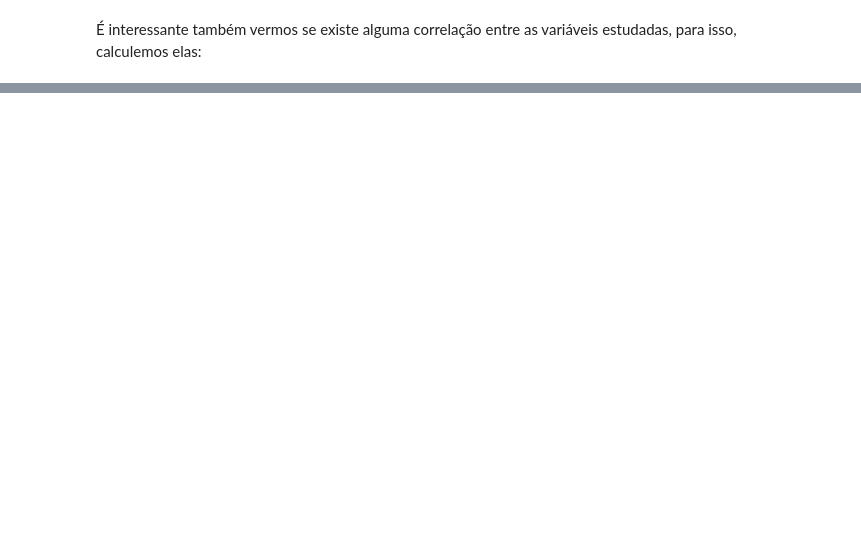
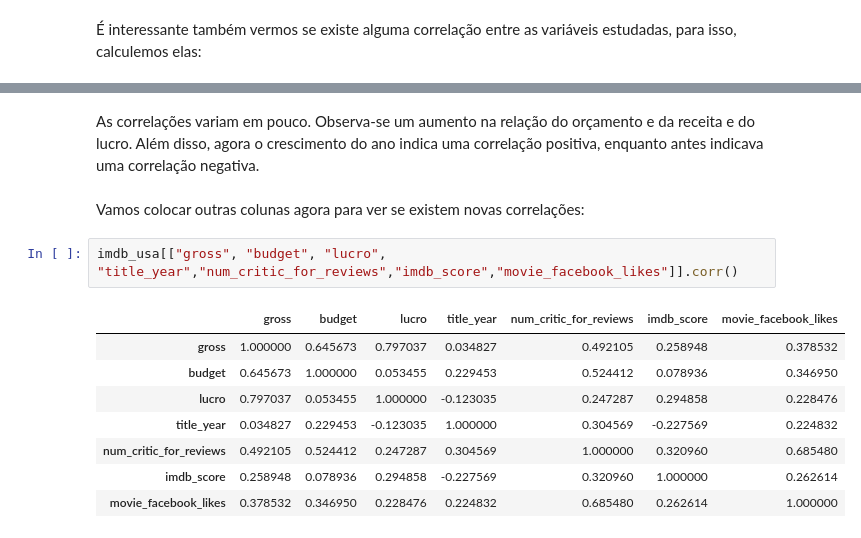
Before and after one commit to LuisFelipeOrtolan/QuarentenaDados-Alura, a Jupyter notebook: Aula03.ipynb, the cells around one changed output, grey strips where cells are left out. Saved outputs shown, nothing was run; the diff lists cells and outputs as text; blank space fills up the shorter version.

```diff
--- a/Aula03.ipynb
+++ b/Aula03.ipynb
@@ -138,0 +169,15 @@ imdb_usa[["gross", "budget", "lucro", "title_year"]].corr()
+# %% [markdown]
+As correlações variam em pouco. Observa-se um aumento na relação do orçamento e da receita e do lucro. Além disso, agora o crescimento do ano indica uma correlação positiva, enquanto antes indicava uma correlação negativa.
+# %% [markdown]
+Vamos colocar outras colunas agora para ver se existem novas correlações:
+# %%
+imdb_usa[["gross", "budget", "lucro", "title_year","num_critic_for_reviews","imdb_score","movie_facebook_likes"]].corr()
+# %% [output]
+|  | gross | budget | lucro | title_year | num_critic_for_reviews | imdb_score | movie_facebook_likes |
+| gross | 1.000000 | 0.645673 | 0.797037 | 0.034827 | 0.492105 | 0.258948 | 0.378532 |
+| budget | 0.645673 | 1.000000 | 0.053455 | 0.229453 | 0.524412 | 0.078936 | 0.346950 |
+| lucro | 0.797037 | 0.053455 | 1.000000 | -0.123035 | 0.247287 | 0.294858 | 0.228476 |
+| title_year | 0.034827 | 0.229453 | -0.123035 | 1.000000 | 0.304569 | -0.227569 | 0.224832 |
+| num_critic_for_reviews | 0.492105 | 0.524412 | 0.247287 | 0.304569 | 1.000000 | 0.320960 | 0.685480 |
+| imdb_score | 0.258948 | 0.078936 | 0.294858 | -0.227569 | 0.320960 | 1.000000 | 0.262614 |
+| movie_facebook_likes | 0.378532 | 0.346950 | 0.228476 | 0.224832 | 0.685480 | 0.262614 | 1.000000 |
```
Also changed, not shown: parts of 20 cells of this notebook.
